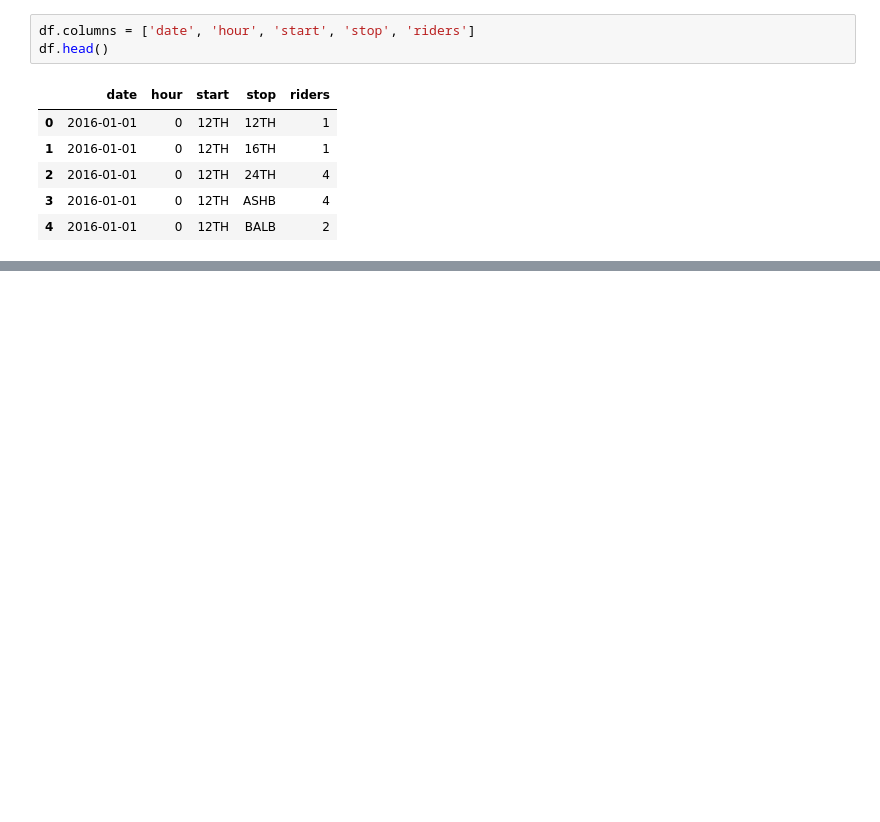
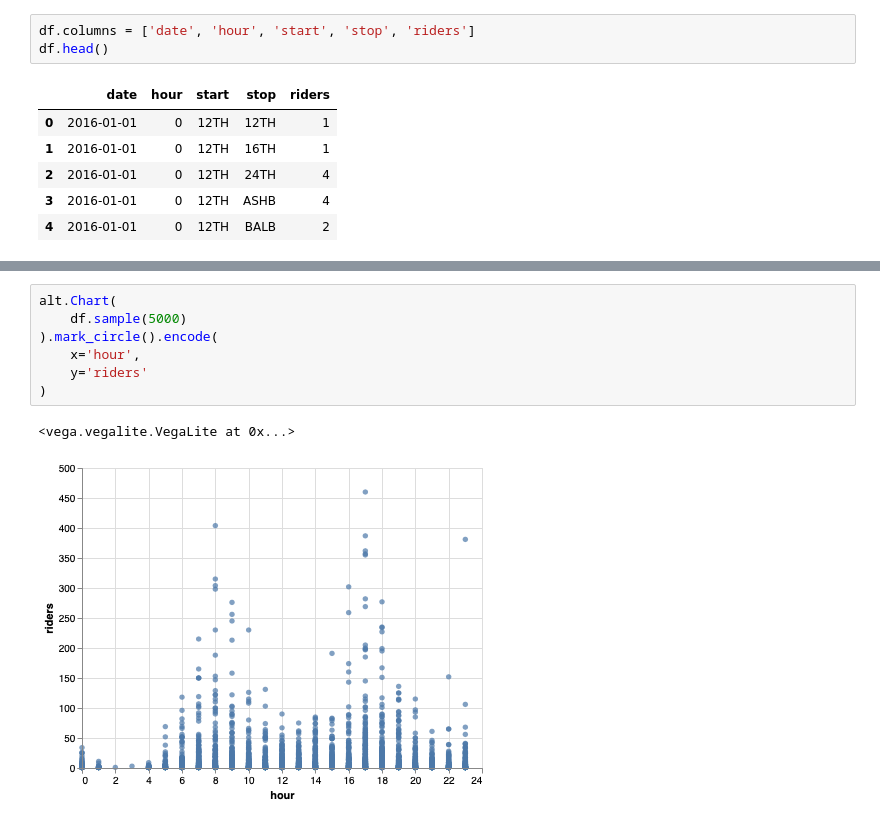
Before and after one commit to audy/bart-analysis, a Jupyter notebook: barts.ipynb, the cells around one changed output, grey strips where cells are left out. Drawn from its saved outputs; the diff is of its cells as text; blank space fills up the shorter version.

```diff
--- a/barts.ipynb
+++ b/barts.ipynb
@@ -47,0 +34,10 @@ plt.show()
+# %%
+alt.Chart(
+    df.sample(5000)
+).mark_circle().encode(
+    x='hour',
+    y='riders'
+)
+# %% [output]
+<vega.vegalite.VegaLite at 0x...>
+[figure, added]
```
Also changed, not shown: parts of 15 cells of this notebook, 1 other file.
